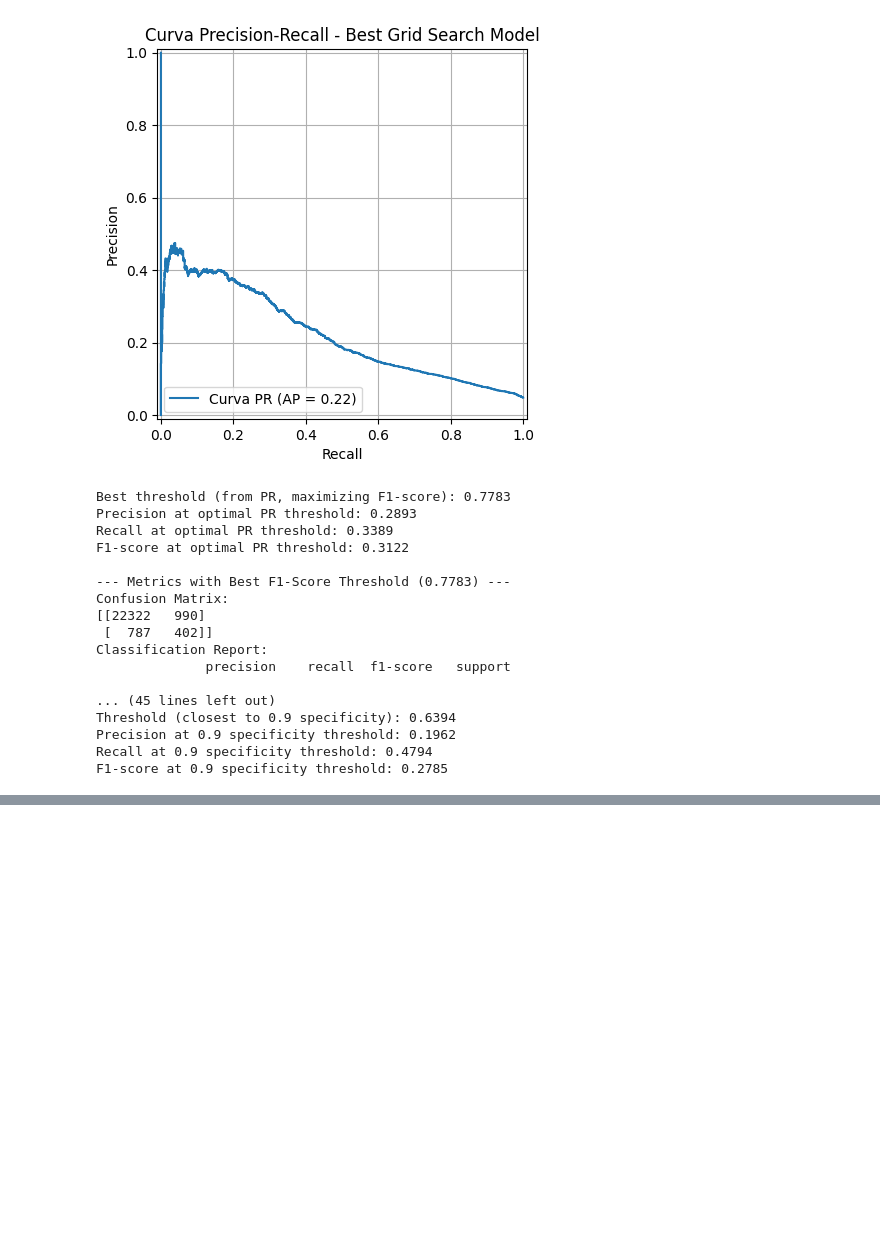
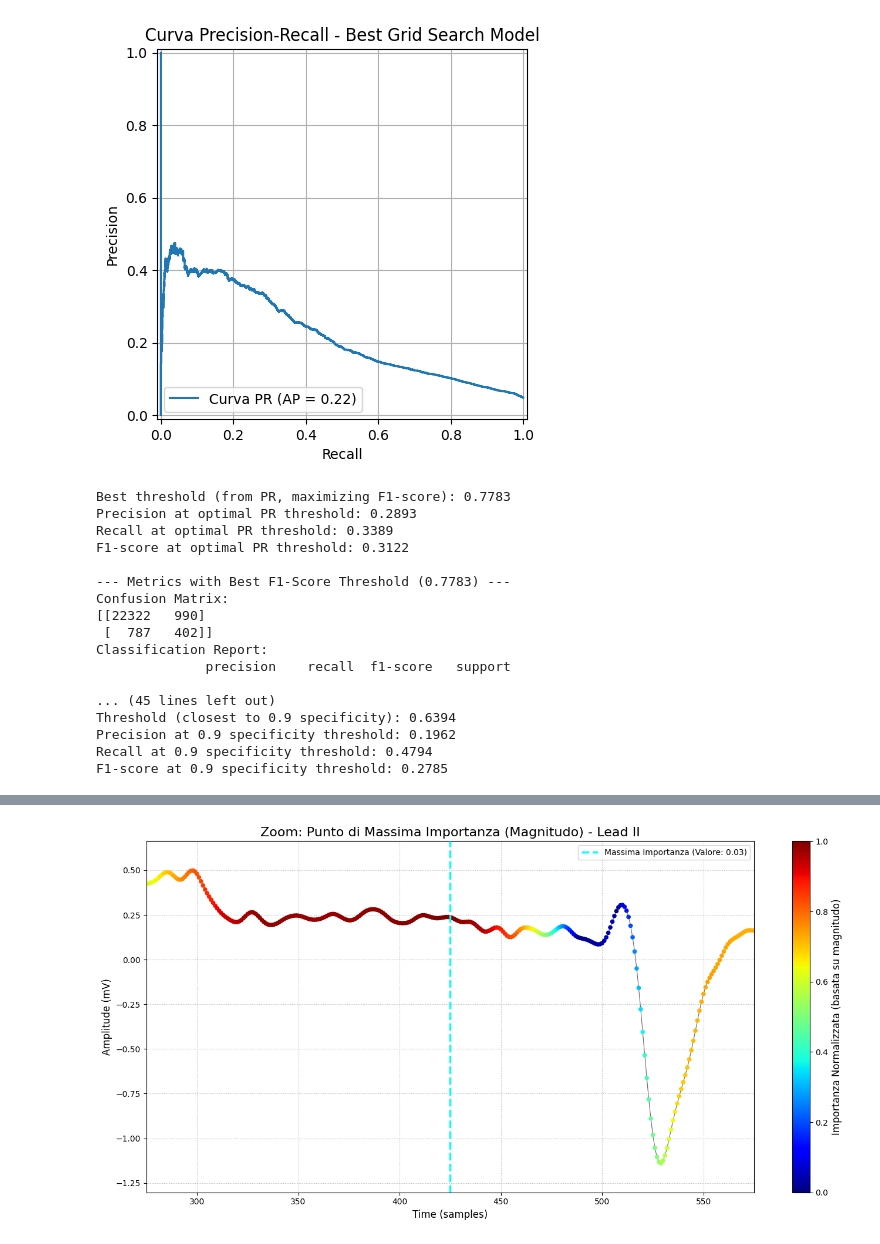
Before and after one commit to pizoz/Thesis, a Jupyter notebook: test.ipynb, the cells around one changed output, grey strips where cells are left out. Saved outputs shown, nothing was run; the diff lists cells and outputs as text; code cells hidden in the pictures; blank space fills up the shorter version.

```diff
--- a/test.ipynb
+++ b/test.ipynb
@@ -35,9 +40,9 @@ train_idx, val_idx = train_test_split(
     stratify=dataset.labels[train_val_idx]
 )
 
-train_loader = DataLoader(BeatsDataset("./data/average_beats.hdf5", indices=dataset.indices[train_idx]), batch_size=batch_size, shuffle=True)
-val_loader   = DataLoader(BeatsDataset("./data/average_beats.hdf5", indices=dataset.indices[val_idx]),   batch_size=batch_size, shuffle=False)
-test_loader  = DataLoader(BeatsDataset("./data/average_beats.hdf5", indices=dataset.indices[test_idx]),   batch_size=batch_size, shuffle=False)
+train_loader = DataLoader(FinalDataset("./data/Dataset.hdf5", indices=dataset.indices[train_idx]), batch_size=1, shuffle=True)
+val_loader   = DataLoader(FinalDataset("./data/Dataset.hdf5", indices=dataset.indices[val_idx]),   batch_size=1, shuffle=False)
+test_loader  = DataLoader(FinalDataset("./data/Dataset.hdf5", indices=dataset.indices[test_idx]),   batch_size=1, shuffle=False)
 device = torch.device("cuda" if torch.cuda.is_available() else "cpu")
 print(f"Using device: {device}")
 # %% [output]
@@ -44,0 +50,6 @@ Using device: cpu
+# %%
+for x, y in train_loader:
+    x = x.to(device)
+    y = y.to(device)
+    print(f"Batch shape: {x.shape}, Labels shape: {y.shape}")
+    break
@@ -45,5 +58,5 @@ Using device: cpu
 # %%
-old_model = ResNet2(12, 64)
+old_model = ResNet(12, 64)
 old_model.load_state_dict(torch.load("model_RETE_BEATS_BEST_GRID_SEARCH_FULL_EPOCHS_95.pth", map_location=device))
 old_model.eval()
 # %% [output]
@@ -204,0 +211,4 @@ F1-score at 0.9 specificity threshold: 0.2785
+# %%
+model = ResNet(12, 64)
+model.load_state_dict(torch.load("./results/model_RETE_FINALE_BEST_GRID_SEARCH_FULL_EPOCHS.pth"))
+print(model)
@@ -204,0 +348,42 @@ F1-score at 0.9 specificity threshold: 0.2785
+# %%
+import numpy as np
+import matplotlib.pyplot as plt
+
+importance_index = np.argmax(np.abs(attribution_final_np))
+importance_value = attribution_final_np[importance_index]
+
+
+zoom_window = 150
+start_index = max(0, importance_index - zoom_window)
+end_index = min(len(time_axis), importance_index + zoom_window)
+
+
+fig, ax = plt.subplots(figsize=(14, 7))
+
+scatter = ax.scatter(time_axis, ecg_signal, c=attr_normalized_np, cmap='jet', s=20, zorder=2)
+ax.plot(time_axis, ecg_signal, 'k-', linewidth=0.8, alpha=0.6, zorder=1)
+
+
+ax.axvline(x=importance_index, color='cyan', linestyle='--', linewidth=2.5,
+            label=f'Massima Importanza (Valore: {importance_value:.2f})', zorder=3)
+
+
+ax.set_xlim(start_index, end_index)
+zoomed_ecg_segment = ecg_signal[start_index:end_index]
+y_padding = (zoomed_ecg_segment.max() - zoomed_ecg_segment.min()) * 0.1
+ax.set_ylim(zoomed_ecg_segment.min() - y_padding, zoomed_ecg_segment.max() + y_padding)
+
+
+ax.set_title(f'Zoom: Punto di Massima Importanza (Magnitudo) - Lead {lead_name}', fontsize=16)
+ax.set_xlabel('Time (samples)', fontsize=12)
+ax.set_ylabel('Amplitude (mV)', fontsize=12)
+ax.legend(loc='upper right')
+ax.grid(True, linestyle=':')
+
+cbar = fig.colorbar(scatter, ax=ax)
+cbar.set_label('Importanza Normalizzata (basata su magnitudo)', fontsize=12)
+
+plt.tight_layout()
+plt.show()
+# %% [output]
+[figure, added]
```
Also changed, not shown: parts of 10 cells of this notebook, 3 other files.
